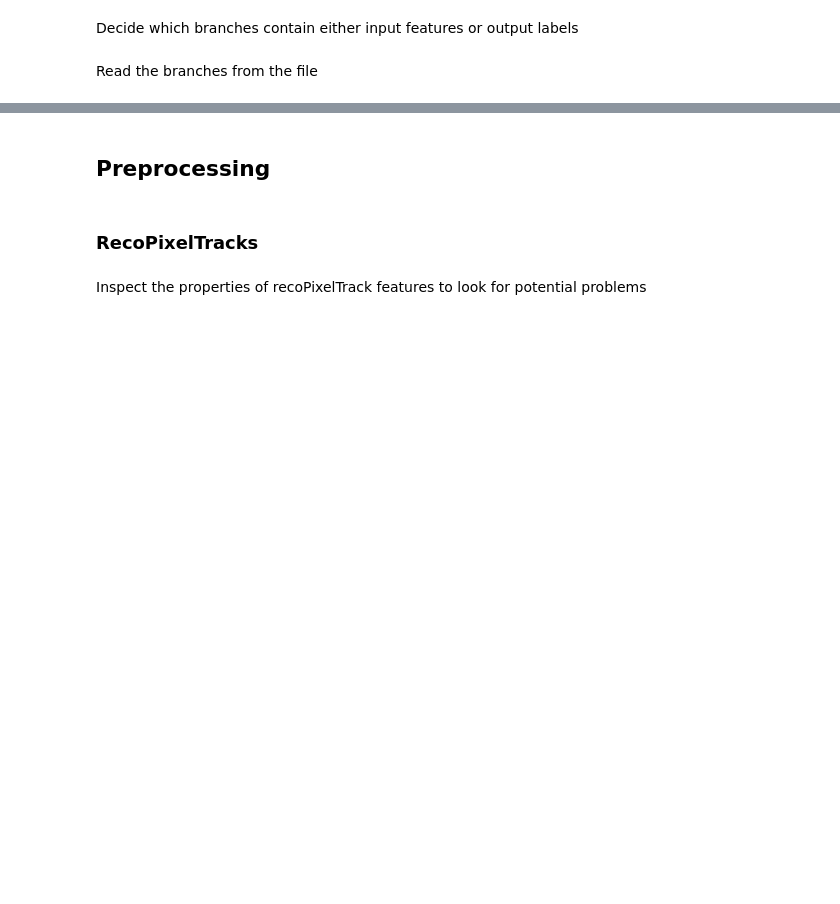
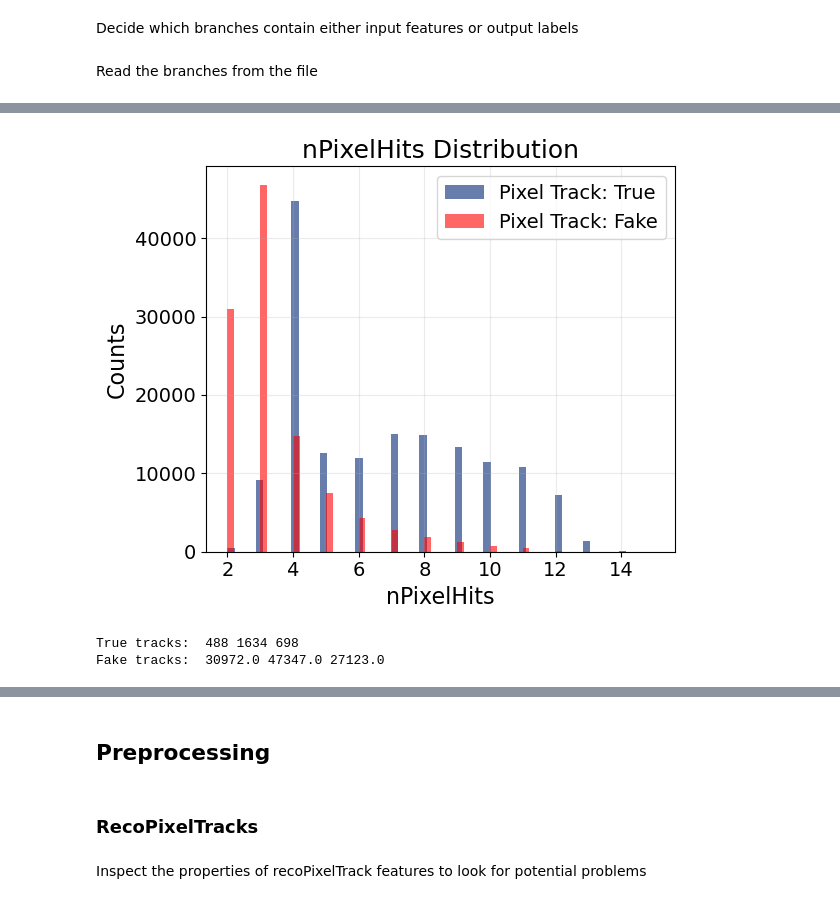
Before and after one commit to EmanueleCoradin/TrackSelectorDNN, a Jupyter notebook: ReadRootData.ipynb, the cells around one changed output, grey strips where cells are left out. Cells and saved outputs as stored; diff of their text form; code cells hidden in the pictures; blank space fills up the shorter version.

```diff
--- a/ReadRootData.ipynb
+++ b/ReadRootData.ipynb
@@ -356,3 +391,37 @@ genPart = np.array(genPartList)
+# %%
+fname = "hltPixelTrack_nPixelHits"
+i = recoPixelTrackFeatures_names.index(fname)
+
+plot_single_feature(
+    X_ref=recoPixelTrackFeatures,
+    feature_index=i,
+    feature_name=fname,
+    y=recoPixelTrackLabels,
+    density=False,
+    figsize=(6, 5),
+    labels=("Pixel Track", ""),
+    title="nPixelHits Distribution",
+    xlabel="nPixelHits"
+)
+# %% [output]
+[figure, added]
+# %%
+mask_chi2_5 = (chi2_over_ndof > 5)
+mask_chi2_7 = (chi2_over_ndof > 7)
+
+true_hits  = recoPixelTrackLabels[mask_hits].sum()
+true_chi_5 = recoPixelTrackLabels[mask_chi2_5].sum()
+true_chi_7 = recoPixelTrackLabels[mask_chi2_7].sum()
+
+fake_hits = recoPixelTrackLabels[mask_hits].shape[0] - true_hits
+fake_chi_5 = recoPixelTrackLabels[mask_chi2_5].shape[0] - true_chi_5
+fake_chi_7 = recoPixelTrackLabels[mask_chi2_7].shape[0] - true_chi_7
+
+print("True tracks: ", true_hits, true_chi_5, true_chi_7)
+print("Fake tracks: ", fake_hits, fake_chi_5, fake_chi_7)
+# %% [output]
+True tracks:  488 1634 698
+Fake tracks:  30972.0 47347.0 27123.0
 # %%
 print("recHitFeatures: ", recHitFeatures.shape)
 print("recoPixelTrackFeatures: ", recoPixelTrackFeatures.shape)
```
Also changed, not shown: parts of 27 cells of this notebook, 5 other files.
